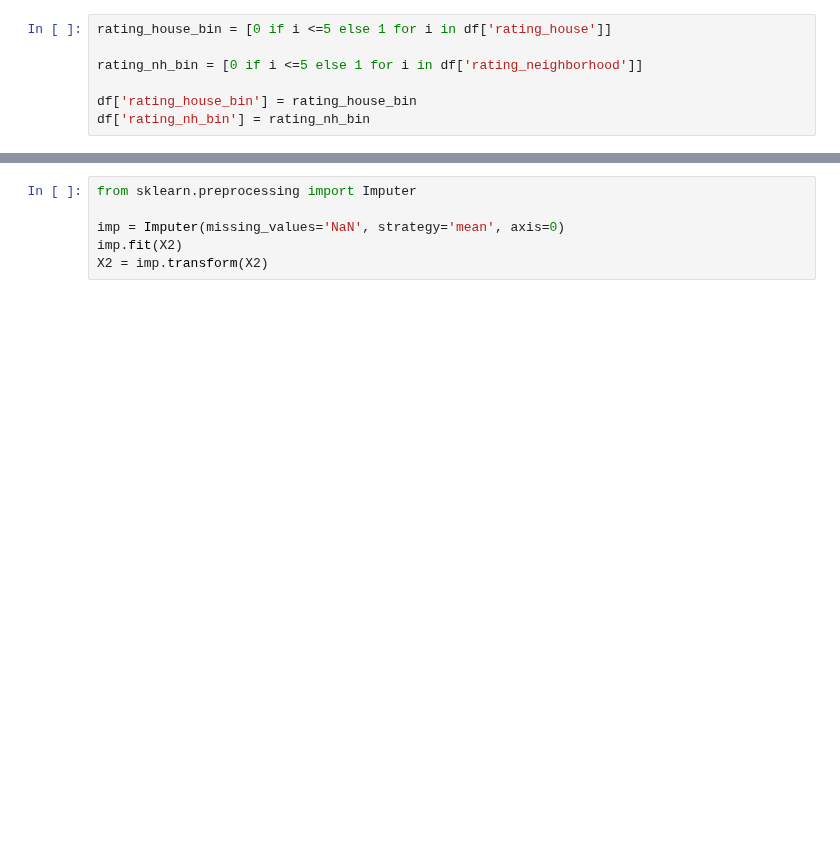
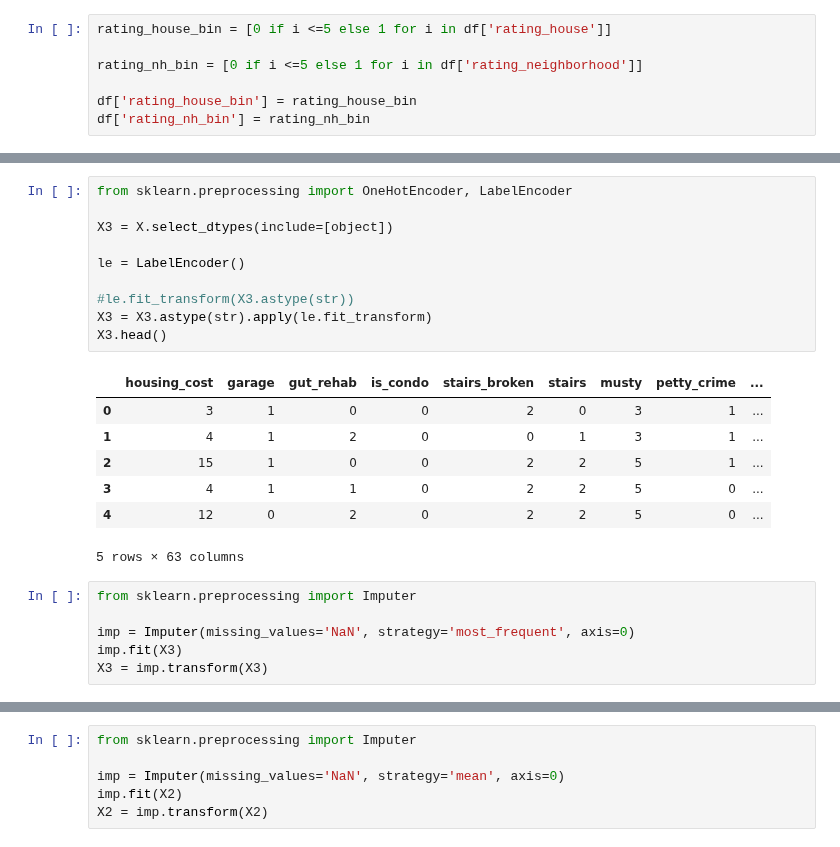
Before and after one commit to kellywong1314/Analytics-and-Machine-Learning, a Jupyter notebook: Capstone 1 - American Housing Satisfaction/Logistic Regression for Housing Satisfaction.ipynb, the cells around one changed output, grey strips where cells are left out. Cells and saved outputs as stored; diff of their text form; blank space fills up the shorter version.

```diff
--- a/Capstone 1 - American Housing Satisfaction/Logistic Regression for Housing Satisfaction.ipynb
+++ b/Capstone 1 - American Housing Satisfaction/Logistic Regression for Housing Satisfaction.ipynb
@@ -45,3 +45,27 @@ X2.head()
 | 2 | 11000005 | 8 | NaN | 1 | 2 | 69.0 | 1995.0 | 3.0 | ... |
 | 3 | 11000007 | 8 | NaN | 1 | 1 | 49.0 | 1997.0 | 4.0 | ... |
 | 4 | 11000010 | 5 | 370.0 | 0 | 0 | 71.0 | 2005.0 | 1.0 | ... |
+# %%
+from sklearn.preprocessing import OneHotEncoder, LabelEncoder
+
+X3 = X.select_dtypes(include=[object])
+
+le = LabelEncoder()
+
+#le.fit_transform(X3.astype(str))
+X3 = X3.astype(str).apply(le.fit_transform)
+X3.head()
+# %% [output]
+|  | housing_cost | garage | gut_rehab | is_condo | stairs_broken | stairs | musty | petty_crime | ... |
+| 0 | 3 | 1 | 0 | 0 | 2 | 0 | 3 | 1 | ... |
+| 1 | 4 | 1 | 2 | 0 | 0 | 1 | 3 | 1 | ... |
+| 2 | 15 | 1 | 0 | 0 | 2 | 2 | 5 | 1 | ... |
+| 3 | 4 | 1 | 1 | 0 | 2 | 2 | 5 | 0 | ... |
+| 4 | 12 | 0 | 2 | 0 | 2 | 2 | 5 | 0 | ... |
+5 rows × 63 columns
+# %%
+from sklearn.preprocessing import Imputer
+
+imp = Imputer(missing_values='NaN', strategy='most_frequent', axis=0)
+imp.fit(X3)
+X3 = imp.transform(X3)
```
Also changed, not shown: parts of 9 cells of this notebook.
